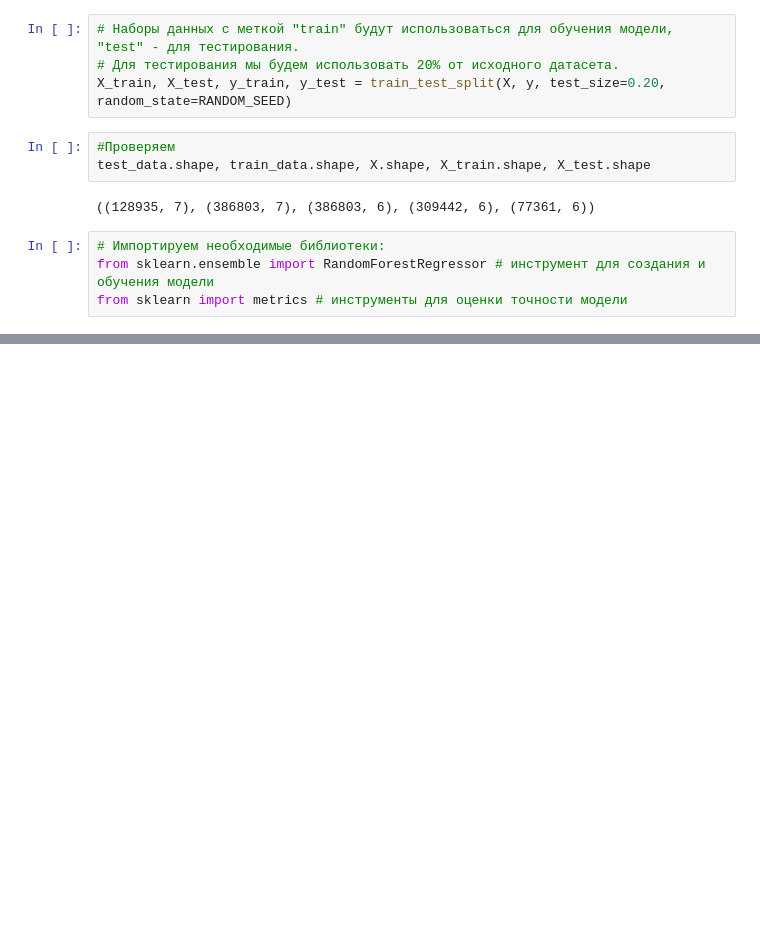
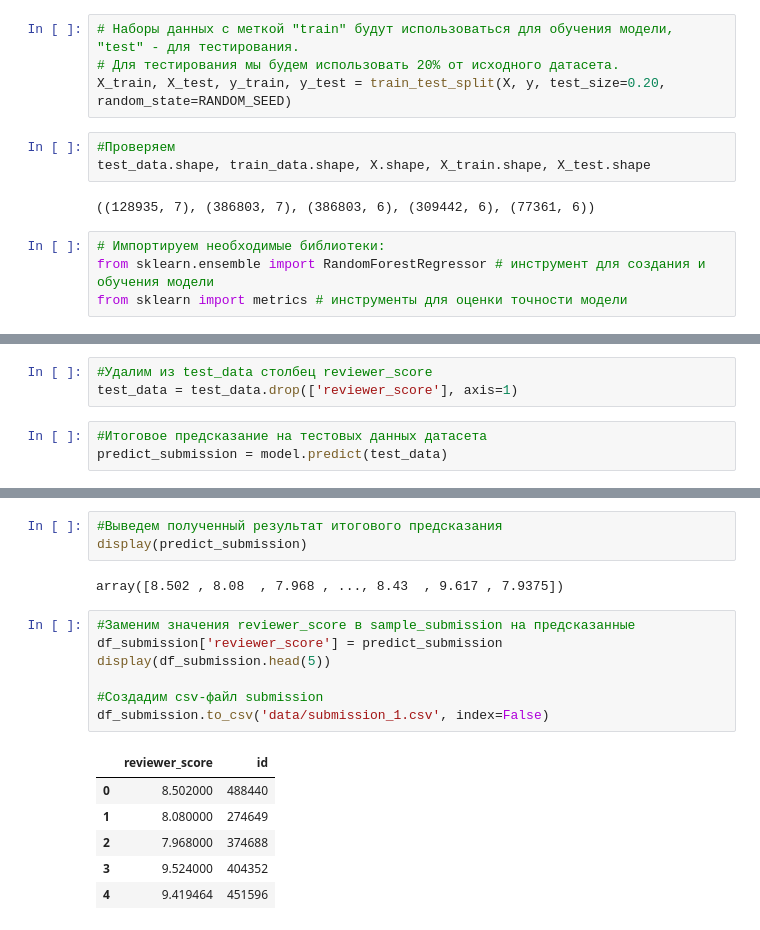
Before and after one commit to ret4ed/Sf_DS_game_1, a Jupyter notebook: Skillfactory/Project_3_EDA + Feature Engineering. Соревнование на Kaggle/Project_3.ipynb, the cells around one changed output, grey strips where cells are left out. Drawn from its saved outputs; the diff is of its cells as text; blank space fills up the shorter version.

```diff
--- a/Skillfactory/Project_3_EDA + Feature Engineering. Соревнование на Kaggle/Project_3.ipynb
+++ b/Skillfactory/Project_3_EDA + Feature Engineering. Соревнование на Kaggle/Project_3.ipynb
@@ -248,0 +267,6 @@ MAPE: 0.9823059147830514
+# %%
+#Удалим из test_data столбец reviewer_score
+test_data = test_data.drop(['reviewer_score'], axis=1)
+# %%
+#Итоговое предсказание на тестовых данных датасета
+predict_submission = model.predict(test_data)
@@ -248,0 +277,19 @@ MAPE: 0.9823059147830514
+# %%
+#Выведем полученный результат итогового предсказания
+display(predict_submission)
+# %% [output]
+array([8.502 , 8.08  , 7.968 , ..., 8.43  , 9.617 , 7.9375])
+# %%
+#Заменим значения reviewer_score в sample_submission на предсказанные
+df_submission['reviewer_score'] = predict_submission
+display(df_submission.head(5))
+
+#Создадим csv-файл submission
+df_submission.to_csv('data/submission_1.csv', index=False)
+# %% [output]
+|  | reviewer_score | id |
+| 0 | 8.502000 | 488440 |
+| 1 | 8.080000 | 274649 |
+| 2 | 7.968000 | 374688 |
+| 3 | 9.524000 | 404352 |
+| 4 | 9.419464 | 451596 |
```
Also changed, not shown: parts of 10 cells of this notebook.
